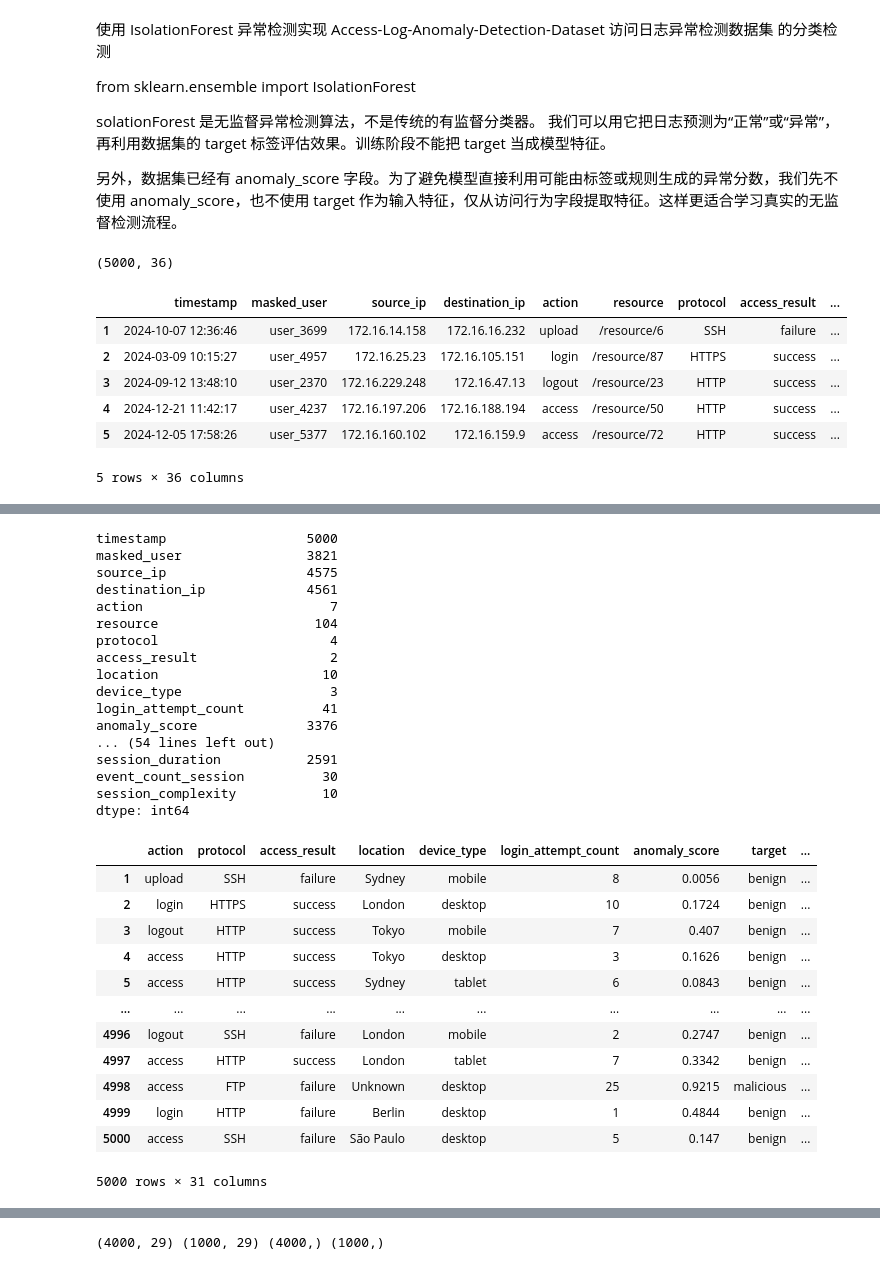
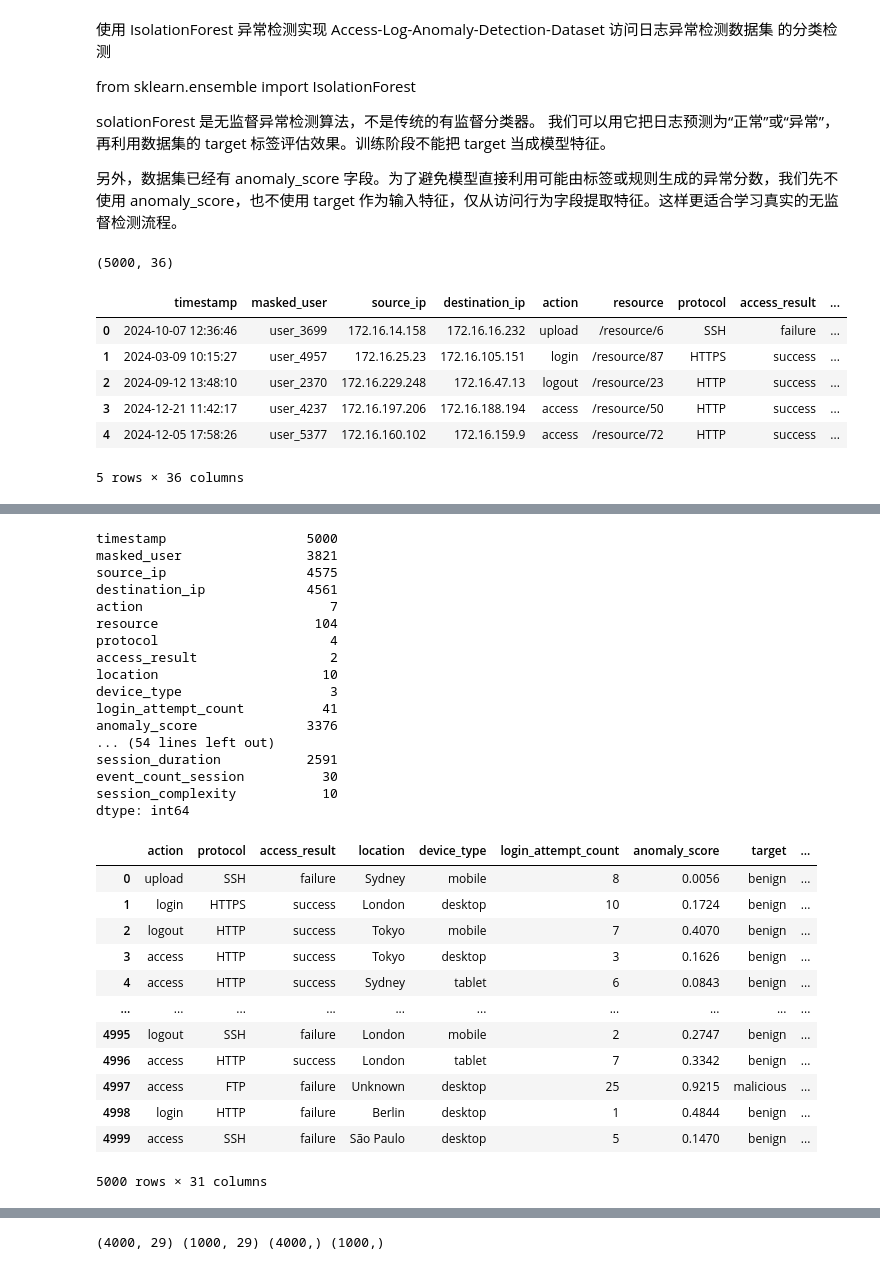
Before and after one commit to nhjclxc/llm-app-dev, a Jupyter notebook: llm02_ml_dl/01_sklearn/self/sklearn08_ensemble/ensemble02_IsolationForest.ipynb, the cells around one changed output, grey strips where cells are left out. Cells and saved outputs as stored; diff of their text form; code cells hidden in the pictures.

```diff
--- a/llm02_ml_dl/01_sklearn/self/sklearn08_ensemble/ensemble02_IsolationForest.ipynb
+++ b/llm02_ml_dl/01_sklearn/self/sklearn08_ensemble/ensemble02_IsolationForest.ipynb
@@ -19,20 +19,21 @@ from sklearn.ensemble import IsolationForest
 from sklearn.metrics import classification_report, confusion_matrix, accuracy_score
 # %%
 # 1. 加载用户分群 CSV 数据集
-df = pd.read_csv("../../../data/ml/Access-Log-Anomaly-Detection-Dataset.csv", sep=",", names=["timestamp","masked_user","source_ip","destination_ip","action","resource","protocol","access_result","location","device_type","login_attempt_count","anomaly_score","target","log_hour","day_of_week","month","time_diff_prev","user_activity_frequency","unique_actions","source_subnet","dest_subnet","resource_category","access_flag","protocol_HTTP","protocol_HTTPS","protocol_FTP","protocol_SSH","protocol_RDP","device_desktop","device_mobile","device_tablet","location_count","anomaly_bin","session_duration","event_count_session","session_complexity"])
+columns = ["timestamp","masked_user","source_ip","destination_ip","action","resource","protocol","access_result","location","device_type","login_attempt_count","anomaly_score","target","log_hour","day_of_week","month","time_diff_prev","user_activity_frequency","unique_actions","source_subnet","dest_subnet","resource_category","access_flag","protocol_HTTP","protocol_HTTPS","protocol_FTP","protocol_SSH","protocol_RDP","device_desktop","device_mobile","device_tablet","location_count","anomaly_bin","session_duration","event_count_session","session_complexity"]
+# header=0表示第0行诗表头，这样 pandas 会把原文件第一行作为表头读取并跳过，
+df = pd.read_csv("../../../data/ml/Access-Log-Anomaly-Detection-Dataset.csv", sep=",", header=0, names=columns)
 
 # 删除第一行
-df = df.drop(df.index[0])
 print(df.shape)
 df.head()
 # %% [output]
 (5000, 36)
 |  | timestamp | masked_user | source_ip | destination_ip | action | resource | protocol | access_result | ... |
-| 1 | 2024-10-07 12:36:46 | user_3699 | 172.16.14.158 | 172.16.16.232 | upload | /resource/6 | SSH | failure | ... |
-| 2 | 2024-03-09 10:15:27 | user_4957 | 172.16.25.23 | 172.16.105.151 | login | /resource/87 | HTTPS | success | ... |
-| 3 | 2024-09-12 13:48:10 | user_2370 | 172.16.229.248 | 172.16.47.13 | logout | /resource/23 | HTTP | success | ... |
-| 4 | 2024-12-21 11:42:17 | user_4237 | 172.16.197.206 | 172.16.188.194 | access | /resource/50 | HTTP | success | ... |
-| 5 | 2024-12-05 17:58:26 | user_5377 | 172.16.160.102 | 172.16.159.9 | access | /resource/72 | HTTP | success | ... |
+| 0 | 2024-10-07 12:36:46 | user_3699 | 172.16.14.158 | 172.16.16.232 | upload | /resource/6 | SSH | failure | ... |
+| 1 | 2024-03-09 10:15:27 | user_4957 | 172.16.25.23 | 172.16.105.151 | login | /resource/87 | HTTPS | success | ... |
+| 2 | 2024-09-12 13:48:10 | user_2370 | 172.16.229.248 | 172.16.47.13 | logout | /resource/23 | HTTP | success | ... |
+| 3 | 2024-12-21 11:42:17 | user_4237 | 172.16.197.206 | 172.16.188.194 | access | /resource/50 | HTTP | success | ... |
+| 4 | 2024-12-05 17:58:26 | user_5377 | 172.16.160.102 | 172.16.159.9 | access | /resource/72 | HTTP | success | ... |
 5 rows × 36 columns
 # %%
 # 2. 检查字段、缺失值和 target 标签
@@ -91,17 +92,17 @@ event_count_session          30
 session_complexity           10
 dtype: int64
 |  | action | protocol | access_result | location | device_type | login_attempt_count | anomaly_score | target | ... |
-| 1 | upload | SSH | failure | Sydney | mobile | 8 | 0.0056 | benign | ... |
-| 2 | login | HTTPS | success | London | desktop | 10 | 0.1724 | benign | ... |
-| 3 | logout | HTTP | success | Tokyo | mobile | 7 | 0.407 | benign | ... |
-| 4 | access | HTTP | success | Tokyo | desktop | 3 | 0.1626 | benign | ... |
-| 5 | access | HTTP | success | Sydney | tablet | 6 | 0.0843 | benign | ... |
+| 0 | upload | SSH | failure | Sydney | mobile | 8 | 0.0056 | benign | ... |
+| 1 | login | HTTPS | success | London | desktop | 10 | 0.1724 | benign | ... |
+| 2 | logout | HTTP | success | Tokyo | mobile | 7 | 0.4070 | benign | ... |
+| 3 | access | HTTP | success | Tokyo | desktop | 3 | 0.1626 | benign | ... |
+| 4 | access | HTTP | success | Sydney | tablet | 6 | 0.0843 | benign | ... |
 | ... | ... | ... | ... | ... | ... | ... | ... | ... | ... |
-| 4996 | logout | SSH | failure | London | mobile | 2 | 0.2747 | benign | ... |
-| 4997 | access | HTTP | success | London | tablet | 7 | 0.3342 | benign | ... |
-| 4998 | access | FTP | failure | Unknown | desktop | 25 | 0.9215 | malicious | ... |
-| 4999 | login | HTTP | failure | Berlin | desktop | 1 | 0.4844 | benign | ... |
-| 5000 | access | SSH | failure | São Paulo | desktop | 5 | 0.147 | benign | ... |
+| 4995 | logout | SSH | failure | London | mobile | 2 | 0.2747 | benign | ... |
+| 4996 | access | HTTP | success | London | tablet | 7 | 0.3342 | benign | ... |
+| 4997 | access | FTP | failure | Unknown | desktop | 25 | 0.9215 | malicious | ... |
+| 4998 | login | HTTP | failure | Berlin | desktop | 1 | 0.4844 | benign | ... |
+| 4999 | access | SSH | failure | São Paulo | desktop | 5 | 0.1470 | benign | ... |
 5000 rows × 31 columns
 # %%
 # 4. 拆分特征 X 和真实标签 y
```
Also changed, not shown: parts of 9 cells of this notebook, 14 other files.
